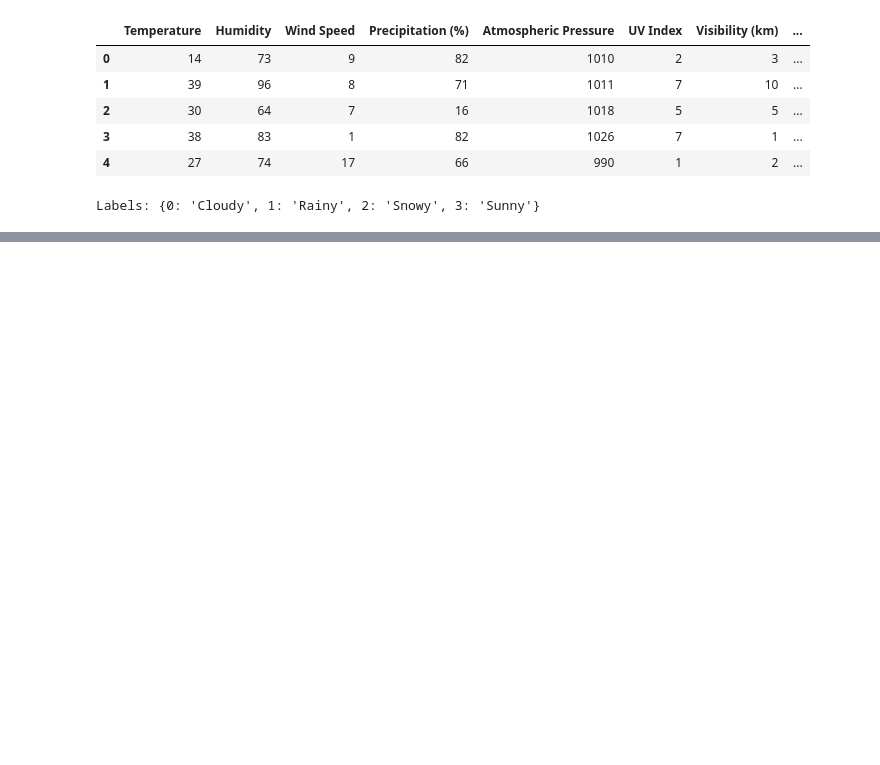
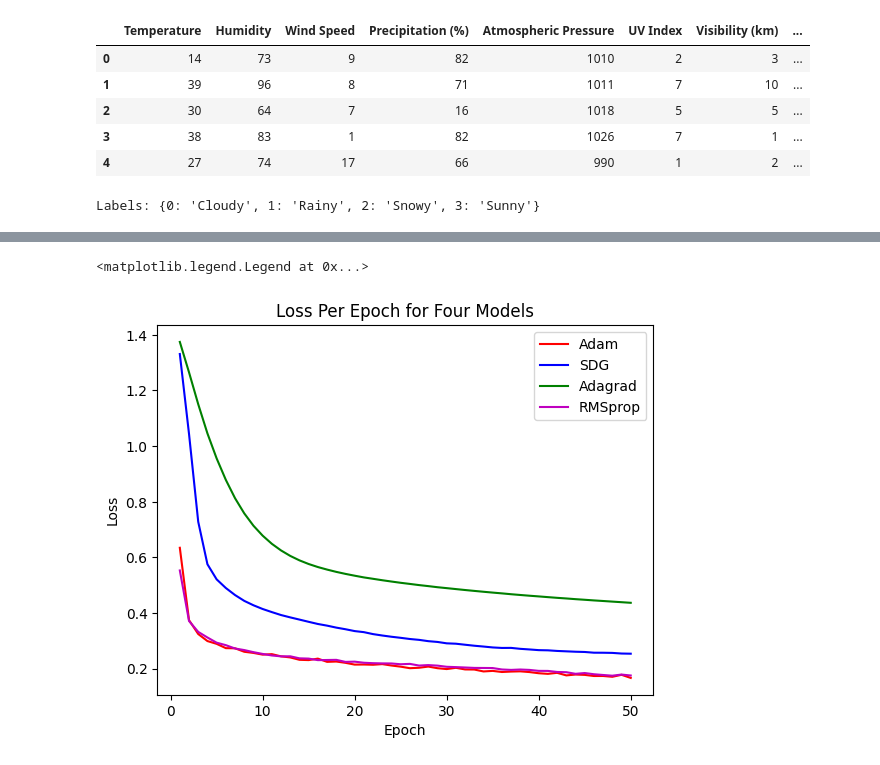
Before and after one commit to cassidyschul/weather_prediction, a Jupyter notebook: weather_classification_model.ipynb, the cells around one changed output, grey strips where cells are left out. Drawn from its saved outputs; the diff is of its cells as text; code cells hidden in the pictures; blank space fills up the shorter version.

Commit message:
Update script to include plots for loss and accuracy for each optimizer

```diff
--- a/weather_classification_model.ipynb
+++ b/weather_classification_model.ipynb
@@ -455,13 +449,0 @@ weighted avg       0.90      0.90      0.90      3300
-# %%
-# Model 5
-units = [200, 100, 100, 50]
-activations_funcs = ['relu', 'relu', 'relu', 'relu']
-nn_model = gen_model(units, activations_funcs, 18, 'Adagrad')
-
-
-# Train the model
-fit_model = nn_model.fit(X_train, y_train, epochs=50)
-
-# Evaluate the model using the test data
-model_loss, model_accuracy = nn_model.evaluate(X_test,y_test,verbose=2)
-print(f"Model 5 Loss: {model_loss}, Accuracy: {model_accuracy}")
@@ -521,13 +449,0 @@ weighted avg       0.88      0.88      0.88      3300
-# %%
-# Model 6
-units = [400, 200, 200, 100]
-activations_funcs = ['relu', 'relu', 'relu', 'relu']
-nn_model = gen_model(units, activations_funcs, 18, 'RMSProp')
-
-
-# Train the model
-fit_model = nn_model.fit(X_train, y_train, epochs=50)
-
-# Evaluate the model using the test data
-model_loss, model_accuracy = nn_model.evaluate(X_test,y_test,verbose=2)
-print(f"Model 6 Loss: {model_loss}, Accuracy: {model_accuracy}")
@@ -586,0 +450,21 @@ weighted avg       0.90      0.90      0.90      3300
+# %%
+nn_model_RMSprop_losses = fit_model.history['loss']
+nn_model_RMSprop_accuracy = fit_model.history['accuracy']
+# %%
+# Plot losses for each optimizer
+
+epochs = range(1, len(nn_model_adam_losses) + 1)
+
+plt.plot(epochs, nn_model_adam_losses, 'r', label = 'Adam')
+plt.plot(epochs, nn_model_SDG_losses, 'b', label = 'SDG')
+plt.plot(epochs, nn_model_adagrad_losses, 'g', label = 'Adagrad')
+plt.plot(epochs, nn_model_RMSprop_losses, 'm', label = 'RMSprop')
+
+plt.title('Loss Per Epoch for Four Models')
+plt.xlabel('Epoch')
+plt.ylabel('Loss')
+plt.legend()
+plt.show()
+# %% [output]
+<matplotlib.legend.Legend at 0x...>
+[figure, added]
```
Also changed, not shown: parts of 26 cells of this notebook.
